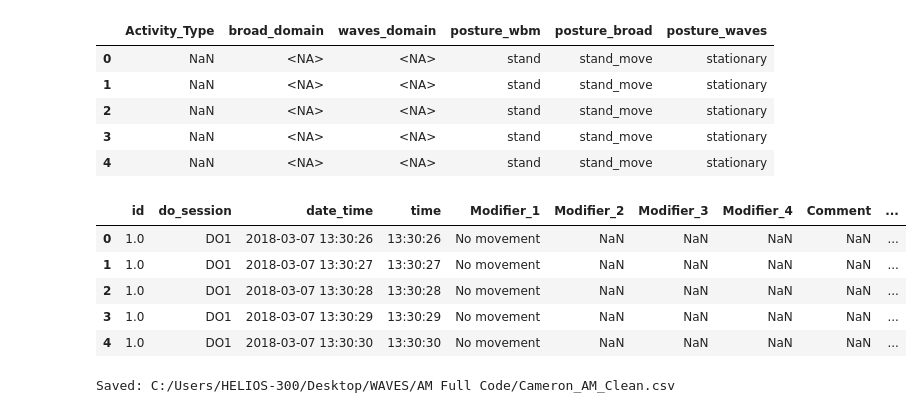
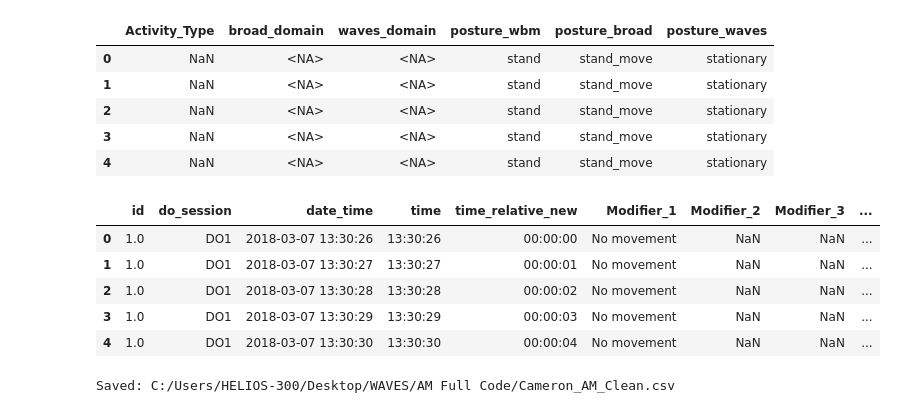
Before and after one commit to CameronWafer/WAVES, a Jupyter notebook: AM Full Code/AM_restart1.ipynb, the cells around one changed output. Saved outputs shown, nothing was run; the diff lists cells and outputs as text; code cells hidden in the pictures.

Commit message:
trying to fix am date time values, small mapping update

```diff
--- a/AM Full Code/AM_restart1.ipynb
+++ b/AM Full Code/AM_restart1.ipynb
@@ -283,6 +283,16 @@ if "do_base" in sec_by_sec.columns:
 
 sec_by_sec = sec_by_sec.drop(columns=["_abs_dt_behav"], errors="ignore")
 
+# ------------------------------------------------------------
+# time_relative_new: derived from date_time (absolute), sec-by-sec from 00:00:00 per Observation
+# ------------------------------------------------------------
+sec_by_sec = sec_by_sec.sort_values(["Observation", "date_time"], kind="mergesort")
+start_per_obs = sec_by_sec.groupby("Observation")["date_time"].transform("min")
+secs_from_start = (sec_by_sec["date_time"] - start_per_obs).dt.total_seconds().astype("int64")
+sec_by_sec["time_relative_new"] = (
+    pd.Timestamp("1900-01-01") + pd.to_timedelta(secs_from_start, unit="s")
+).dt.strftime("%H:%M:%S")
+
 sec_by_sec.head()
 # %% [output]
 |  | Observation | date_time | time | rel_time | duration | Event_Log | Behavior | Modifier_1 | Modifier_2 | ... |
@@ -330,8 +340,13 @@ sec_by_sec_last[["Observation", "rel_time", "date_time", "time", "duration"]].he
 sec_by_sec["Activity_Type"] = pd.NA
 sec_by_sec["Posture"] = pd.NA
 
-beh = sec_by_sec["Behavior"].astype("string").str.strip()
-beh_norm = beh.str.lower().str.replace(r"\s+", " ", regex=True)
+# Normalize once so case/extra spaces do not break dictionary lookups.
+beh = sec_by_sec["Behavior"].astype("string")
+beh_norm = (
+    beh.str.strip()
+    .str.lower()
+    .str.replace(r"\s+", " ", regex=True)
+)
 
 # Activity type mapping (Behavior -> activity_type code)
 activity_map = {
@@ -395,6 +410,13 @@ posture_map = {
 activity_codes = beh_norm.map(activity_map)
 posture_codes = beh_norm.map(posture_map)
 
+# QC: show any normalized Behavior labels not covered by either mapping.
+covered = activity_codes.notna() | posture_codes.notna()
+unmapped_vals = sorted(beh_norm[~covered & beh_norm.notna()].drop_duplicates().tolist())
+print("Unmapped normalized Behavior values:", len(unmapped_vals))
+if unmapped_vals:
+    print(unmapped_vals[:20])
+
 sec_by_sec.loc[activity_codes.notna(), "Activity_Type"] = activity_codes
 sec_by_sec.loc[posture_codes.notna(), "Posture"] = posture_codes
 
@@ -499,35 +522,36 @@ sec_by_sec[["Activity_Type", "broad_domain", "waves_domain", "posture_wbm", "pos
 # %%
 # ------------------------------------------------------------
 # Final clean dataframe for WAVES
 # ------------------------------------------------------------
 
 cols_order = [
     "id",
     "do_session",
     "date_time",
     "time",
+    "time_relative_new",
     "Modifier_1",
     "Modifier_2",
     "Modifier_3",
     "Modifier_4",
     "Comment",
     "Activity_Type",
     "posture_wbm",
     "broad_domain",
     "waves_domain",
     "posture_broad",
     "posture_waves",
 ]
 
 waves_df_clean = sec_by_sec[[c for c in cols_order if c in sec_by_sec.columns]].copy()
 waves_df_clean.head()
 # %% [output]
-|  | id | do_session | date_time | time | Modifier_1 | Modifier_2 | Modifier_3 | Modifier_4 | Comment | ... |
-| 0 | 1.0 | DO1 | 2018-03-07 13:30:26 | 13:30:26 | No movement | NaN | NaN | NaN | NaN | ... |
-| 1 | 1.0 | DO1 | 2018-03-07 13:30:27 | 13:30:27 | No movement | NaN | NaN | NaN | NaN | ... |
-| 2 | 1.0 | DO1 | 2018-03-07 13:30:28 | 13:30:28 | No movement | NaN | NaN | NaN | NaN | ... |
-| 3 | 1.0 | DO1 | 2018-03-07 13:30:29 | 13:30:29 | No movement | NaN | NaN | NaN | NaN | ... |
-| 4 | 1.0 | DO1 | 2018-03-07 13:30:30 | 13:30:30 | No movement | NaN | NaN | NaN | NaN | ... |
+|  | id | do_session | date_time | time | time_relative_new | Modifier_1 | Modifier_2 | Modifier_3 | ... |
+| 0 | 1.0 | DO1 | 2018-03-07 13:30:26 | 13:30:26 | 00:00:00 | No movement | NaN | NaN | ... |
+| 1 | 1.0 | DO1 | 2018-03-07 13:30:27 | 13:30:27 | 00:00:01 | No movement | NaN | NaN | ... |
+| 2 | 1.0 | DO1 | 2018-03-07 13:30:28 | 13:30:28 | 00:00:02 | No movement | NaN | NaN | ... |
+| 3 | 1.0 | DO1 | 2018-03-07 13:30:29 | 13:30:29 | 00:00:03 | No movement | NaN | NaN | ... |
+| 4 | 1.0 | DO1 | 2018-03-07 13:30:30 | 13:30:30 | 00:00:04 | No movement | NaN | NaN | ... |
 # %%
 waves_df_clean.rename(columns={
     "waves_domain" : "broad.behavior_do",
```
Also changed, not shown: parts of 2 cells of this notebook, 7 other files.
